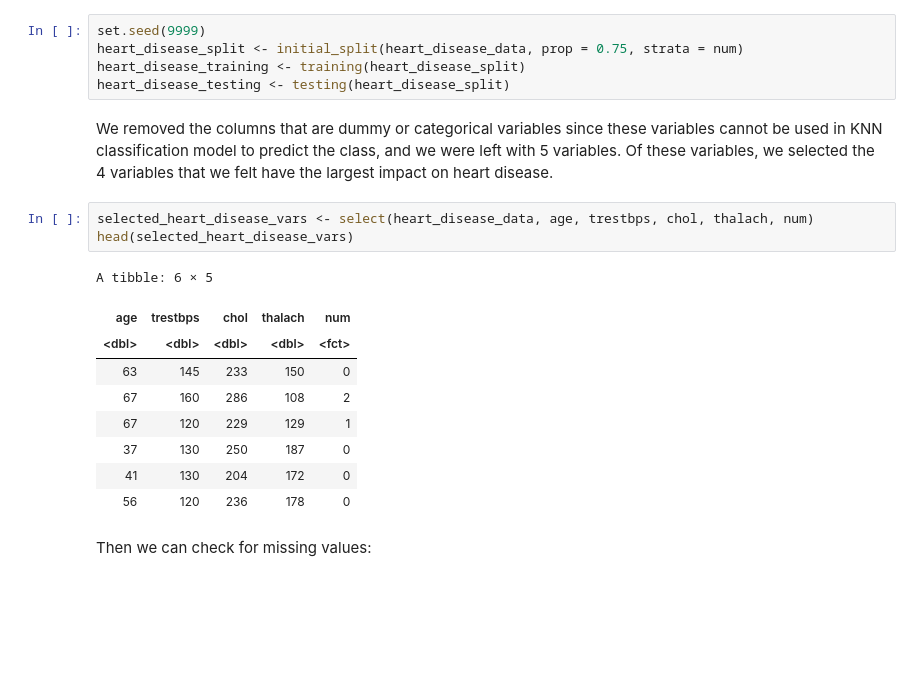
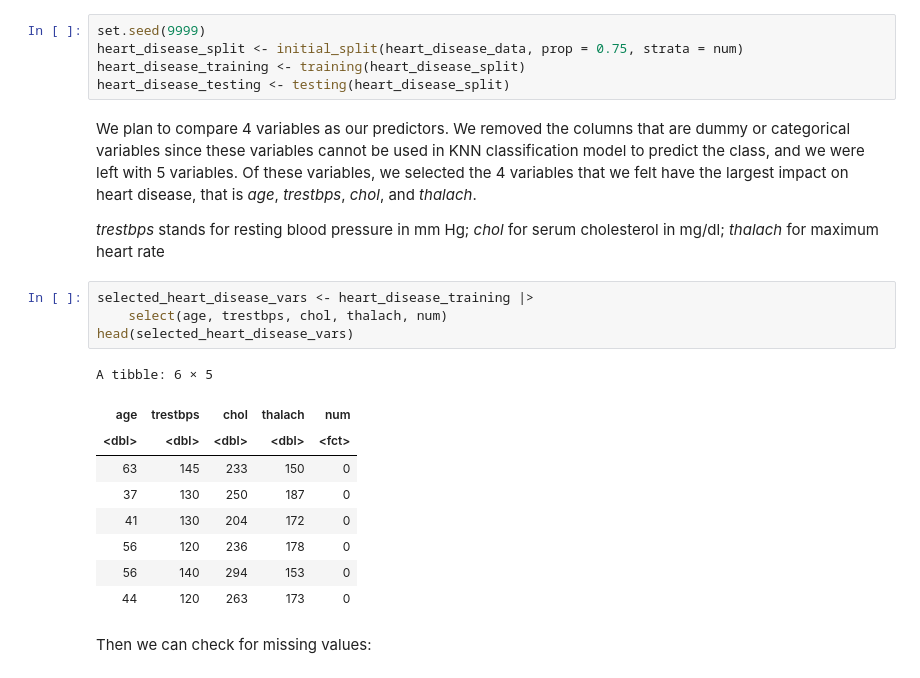
Before and after one commit to Yi-Lin-Wang/Group-32-best-group, a Jupyter notebook: wrangled_data.ipynb, the cells around one changed output. Cells and saved outputs as stored; diff of their text form; blank space fills up the shorter version.

```diff
--- a/wrangled_data.ipynb
+++ b/wrangled_data.ipynb
@@ -69,20 +83,23 @@ heart_disease_split <- initial_split(heart_disease_data, prop = 0.75, strata = n
 heart_disease_training <- training(heart_disease_split)
 heart_disease_testing <- testing(heart_disease_split)
 # %% [markdown]
-We removed the columns that are dummy or categorical variables since these variables cannot be used in KNN classification model to predict the class, and we were left with 5 variables. Of these variables, we selected the 4 variables that we felt have the largest impact on heart disease.
+We plan to compare 4 variables as our predictors. We removed the columns that are dummy or categorical variables since these variables cannot be used in KNN classification model to predict the class, and we were left with 5 variables. Of these variables, we selected the 4 variables that we felt have the largest impact on heart disease, that is _age_, _trestbps_, _chol_, and _thalach_.
+
+_trestbps_ stands for resting blood pressure in mm Hg; _chol_ for serum cholesterol in mg/dl; _thalach_ for maximum heart rate
 # %%
-selected_heart_disease_vars <- select(heart_disease_data, age, trestbps, chol, thalach, num)
+selected_heart_disease_vars <- heart_disease_training |>
+    select(age, trestbps, chol, thalach, num)
 head(selected_heart_disease_vars)
 # %% [output]
 A tibble: 6 × 5
 | age | trestbps | chol | thalach | num |
 | <dbl> | <dbl> | <dbl> | <dbl> | <fct> |
 | 63 | 145 | 233 | 150 | 0 |
-| 67 | 160 | 286 | 108 | 2 |
-| 67 | 120 | 229 | 129 | 1 |
 | 37 | 130 | 250 | 187 | 0 |
 | 41 | 130 | 204 | 172 | 0 |
 | 56 | 120 | 236 | 178 | 0 |
+| 56 | 140 | 294 | 153 | 0 |
+| 44 | 120 | 263 | 173 | 0 |
 # %% [markdown]
 Then we can check for missing values:
 # %%
```
Also changed, not shown: parts of 16 cells of this notebook.
